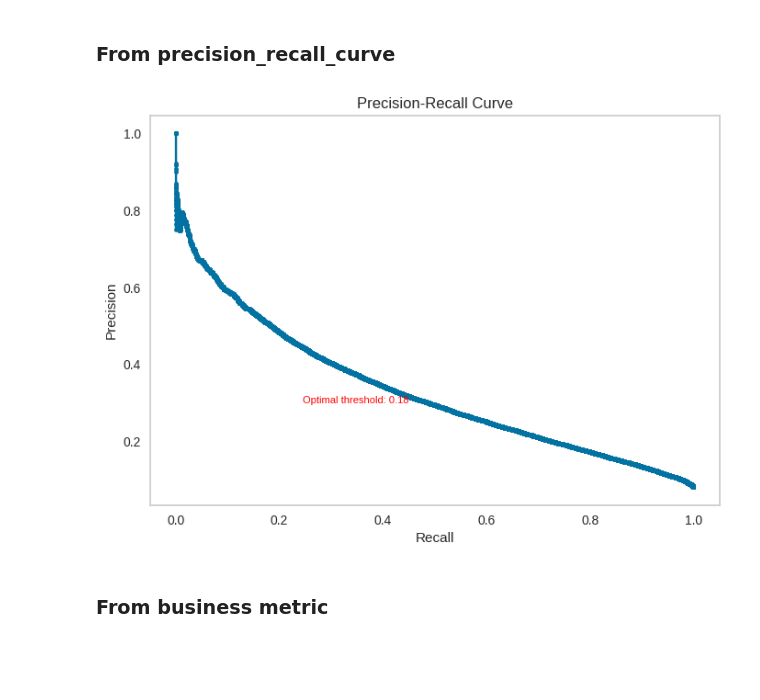
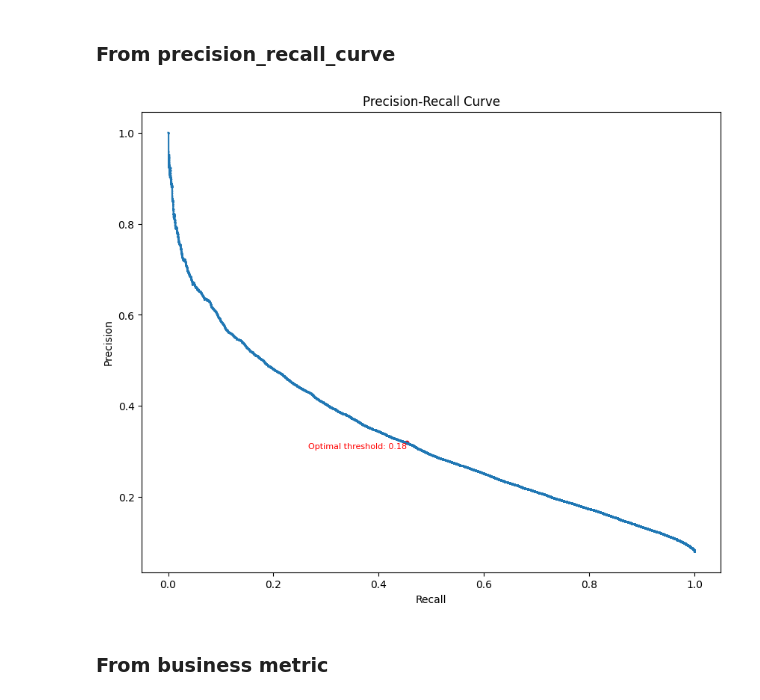
Before and after one commit to malgorzatakolka/HomeCreditDefaultRisk, a Jupyter notebook: Modeling.ipynb, the cells around one changed output. Drawn from its saved outputs; the diff is of its cells as text; code cells hidden in the pictures; blank space fills up the shorter version.

```diff
--- a/Modeling.ipynb
+++ b/Modeling.ipynb
@@ -137,7 +176,7 @@ def compare_models(models, X: pd.DataFrame, y: pd.Series) -> None:
 ### Loading data
 # %%
 application = reduce_memory_usage(
-    pd.read_csv("preprocessed_data/selected_application", index_col="Unnamed: 0")
+    pd.read_csv("preprocessed_data/selected_application.csv", index_col="Unnamed: 0")
 )
 application.head(2)
 # %% [output]
@@ -595,5 +609,6 @@ ROC_AUC of the test set: 0.78
 # %%
-joblib.dump(model, "model.joblib")
+# joblib.dump(model, "model.joblib")
+model = joblib.load("model.joblib")
 # %% [markdown]
 ## Interpretation of the most important features
 # %% [markdown]
@@ -707,35 +722,36 @@ plt.ylabel("True Positive Rate - Recall");
 precision, recall, thresholds = precision_recall_curve(y, y_pred)
 
 # Calculate the f-score
 fscore = (2 * precision * recall) / (precision + recall)
 
 # Find the optimal threshold
 index = np.argmax(fscore)
 optimal_threshold = round(thresholds[index], ndigits=4)
 optimal_fscore = round(fscore[index], ndigits=4)
 optimal_recall = round(recall[index], ndigits=4)
 optimal_precision = round(precision[index], ndigits=4)
 
 
 # Plot the outcome
-plt.plot(recall, precision, marker=".")
+plt.figure(figsize=(10, 8))
+plt.plot(recall, precision, marker=".", markersize=0.5)
 plt.scatter(optimal_recall, optimal_precision, c="r", s=10)
 plt.xlabel("Recall")
 plt.ylabel("Precision")
 plt.title("Precision-Recall Curve")
 plt.text(
     optimal_recall,
     optimal_precision,
     f"Optimal threshold: {optimal_threshold:.2f}",
     color="red",
     fontsize=8,
     verticalalignment="top",
     horizontalalignment="right",
 )
 plt.grid(False)
 plt.show()
 # %% [output]
-[figure, old version]
+[figure, new version]
 # %% [markdown]
 ### From business metric
 # %% [markdown]
```
Also changed, not shown: parts of 31 cells of this notebook, 10 other files.
